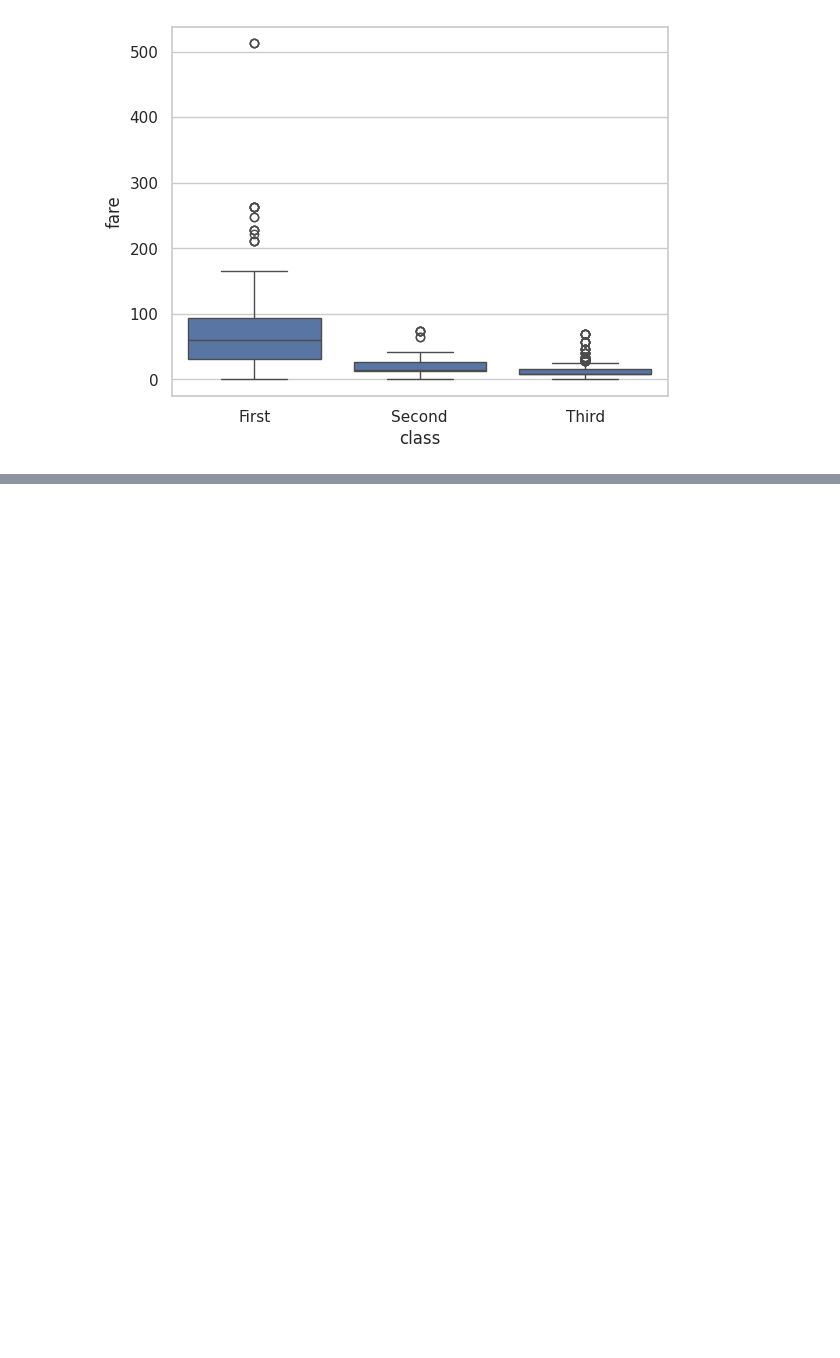
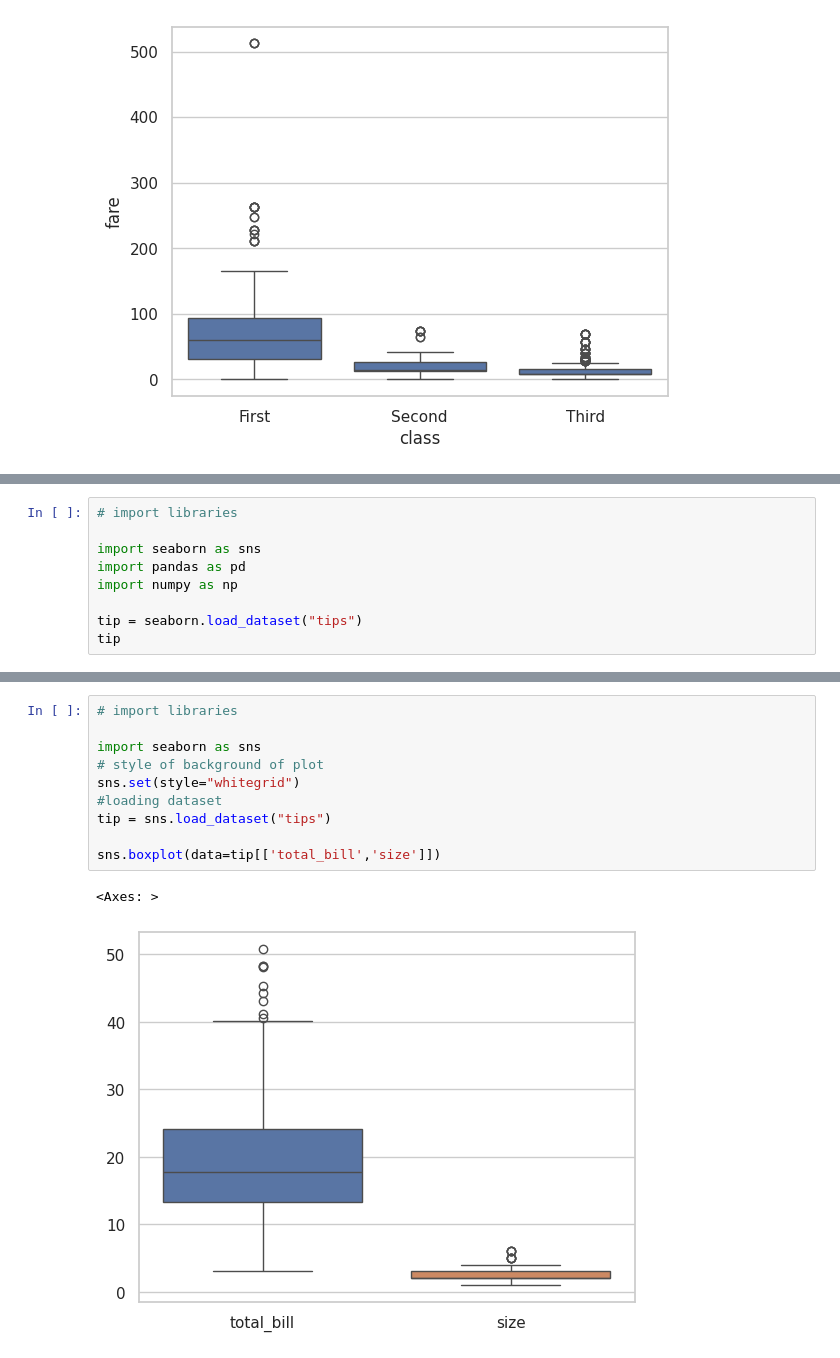
Before and after one commit to ahmadzulfiqar001/python-100-days-beginner-to-advance-, a Jupyter notebook: Day_10_of_Python.ipynb, the cells around one changed output, grey strips where cells are left out. Drawn from its saved outputs; the diff is of its cells as text; blank space fills up the shorter version.

```diff
--- a/Day_10_of_Python.ipynb
+++ b/Day_10_of_Python.ipynb
@@ -177,0 +214,9 @@ seaborn.boxplot(x="class",
+# %%
+# import libraries
+
+import seaborn as sns
+import pandas as pd
+import numpy as np
+
+tip = seaborn.load_dataset("tips")
+tip
@@ -177,0 +249,13 @@ seaborn.boxplot(x="class",
+# %%
+# import libraries
+
+import seaborn as sns
+# style of background of plot
+sns.set(style="whitegrid")
+#loading dataset
+tip = sns.load_dataset("tips")
+
+sns.boxplot(data=tip[['total_bill','size']])
+# %% [output]
+<Axes: >
+[figure, added]
```
Also changed, not shown: parts of 9 cells of this notebook.
